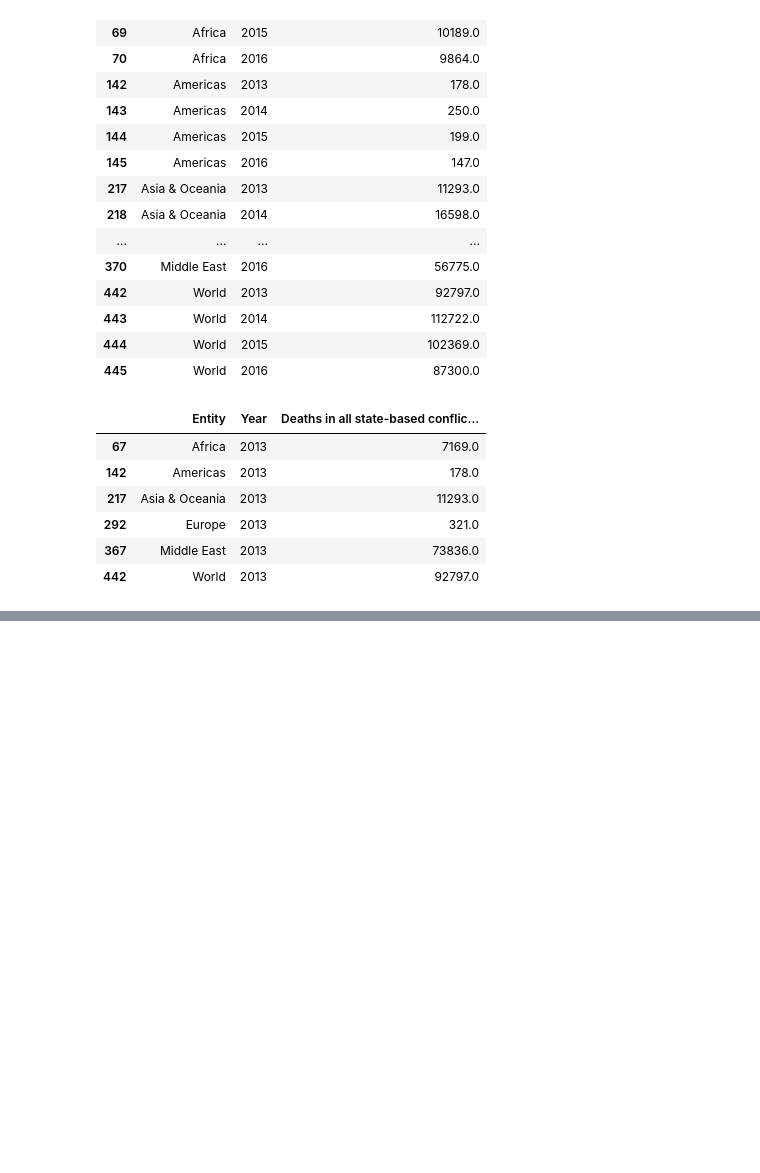
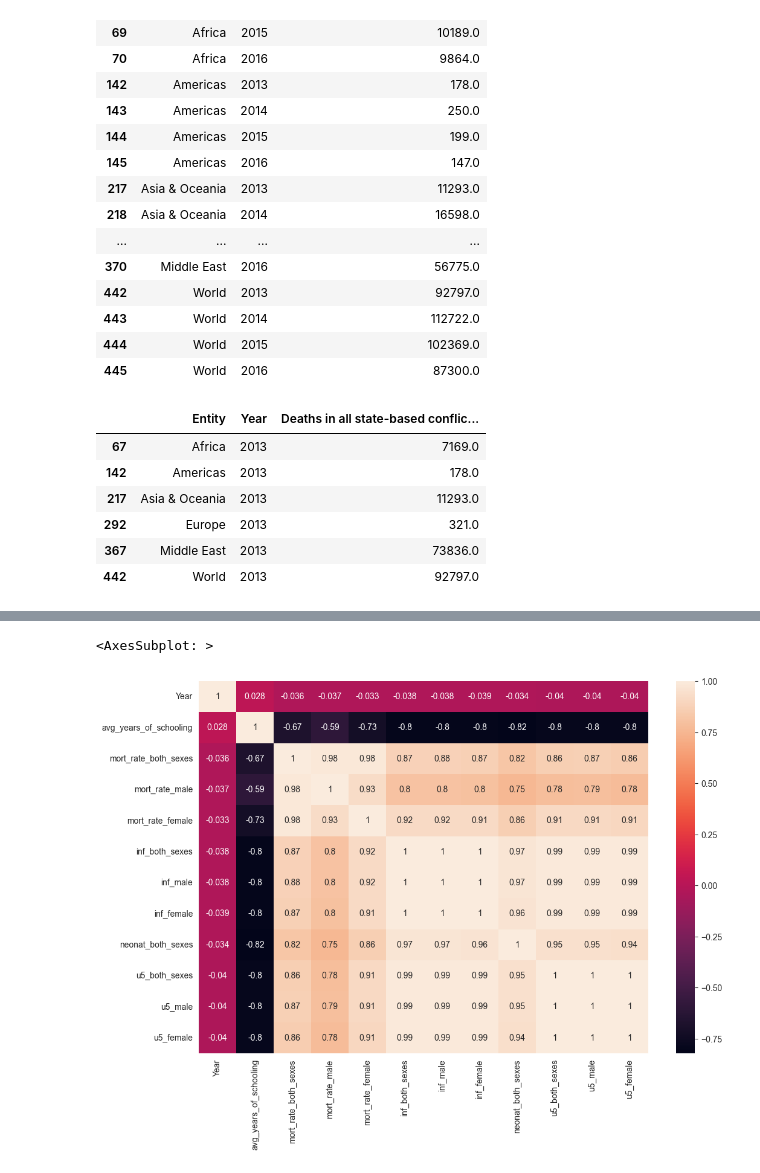
Before and after one commit to oludovisi/DSF_Final, a Jupyter notebook: DSF_Final_Project.ipynb, the cells around one changed output, grey strips where cells are left out. Saved outputs shown, nothing was run; the diff lists cells and outputs as text; code cells hidden in the pictures; blank space fills up the shorter version.

```diff
--- a/DSF_Final_Project.ipynb
+++ b/DSF_Final_Project.ipynb
@@ -285,3 +322,6 @@ war_dataset_2013
 | 292 | Europe | 2013 | 321.0 |
 | 367 | Middle East | 2013 | 73836.0 |
 | 442 | World | 2013 | 92797.0 |
+# %%
+sns.heatmap(final_df.corr(), annot=True)
+# %% [output]
@@ -287,0 +329,2 @@ war_dataset_2013
+<AxesSubplot: >
+[figure, added]
```
Also changed, not shown: parts of 13 cells of this notebook, 3 other files.
